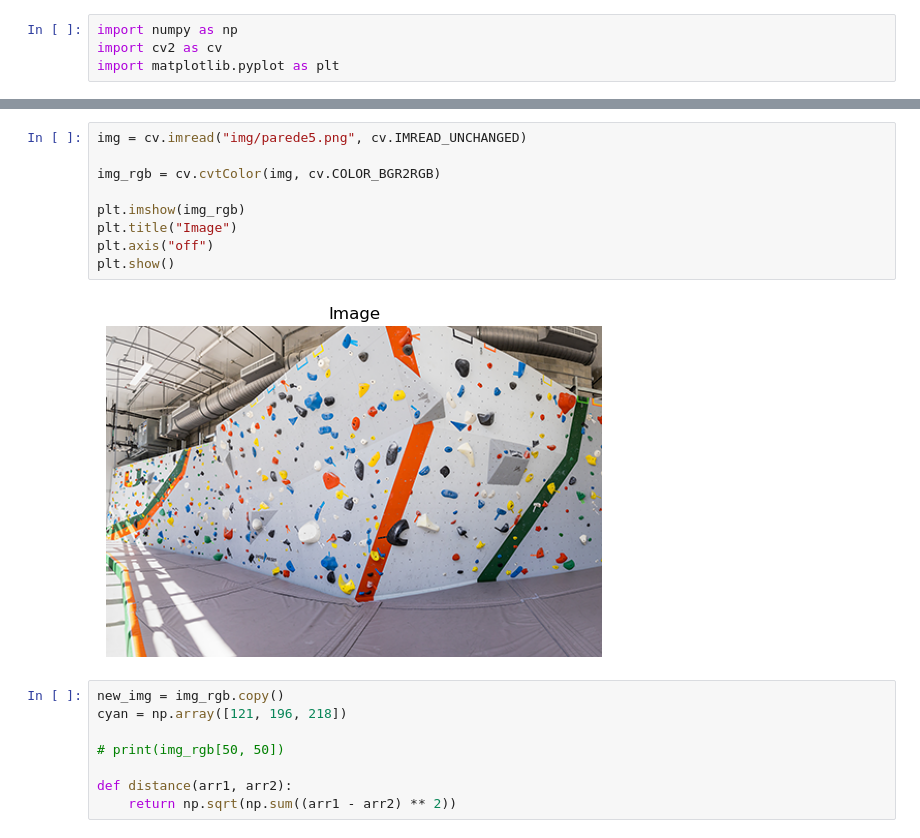
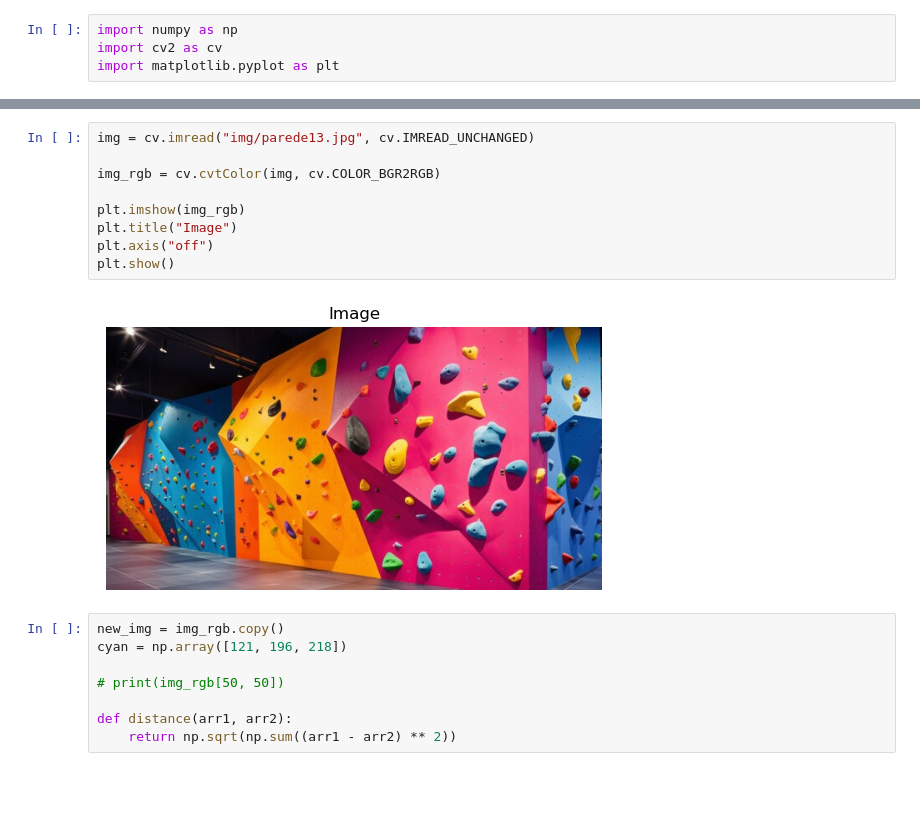
Before and after one commit to ilacftemp/proj-compvision, a Jupyter notebook: main.ipynb, the cells around one changed output, grey strips where cells are left out. Drawn from its saved outputs; the diff is of its cells as text; blank space fills up the shorter version.

```diff
--- a/main.ipynb
+++ b/main.ipynb
@@ -5,14 +19,14 @@ import matplotlib.pyplot as plt
 # %%
-img = cv.imread("img/parede5.png", cv.IMREAD_UNCHANGED)
+img = cv.imread("img/parede13.jpg", cv.IMREAD_UNCHANGED)
 
 img_rgb = cv.cvtColor(img, cv.COLOR_BGR2RGB)
 
 plt.imshow(img_rgb)
 plt.title("Image")
 plt.axis("off")
 plt.show()
 # %% [output]
-[figure, old version]
+[figure, new version]
 # %%
 new_img = img_rgb.copy()
 cyan = np.array([121, 196, 218])
```
Also changed, not shown: parts of 8 cells of this notebook, 7 other files.
